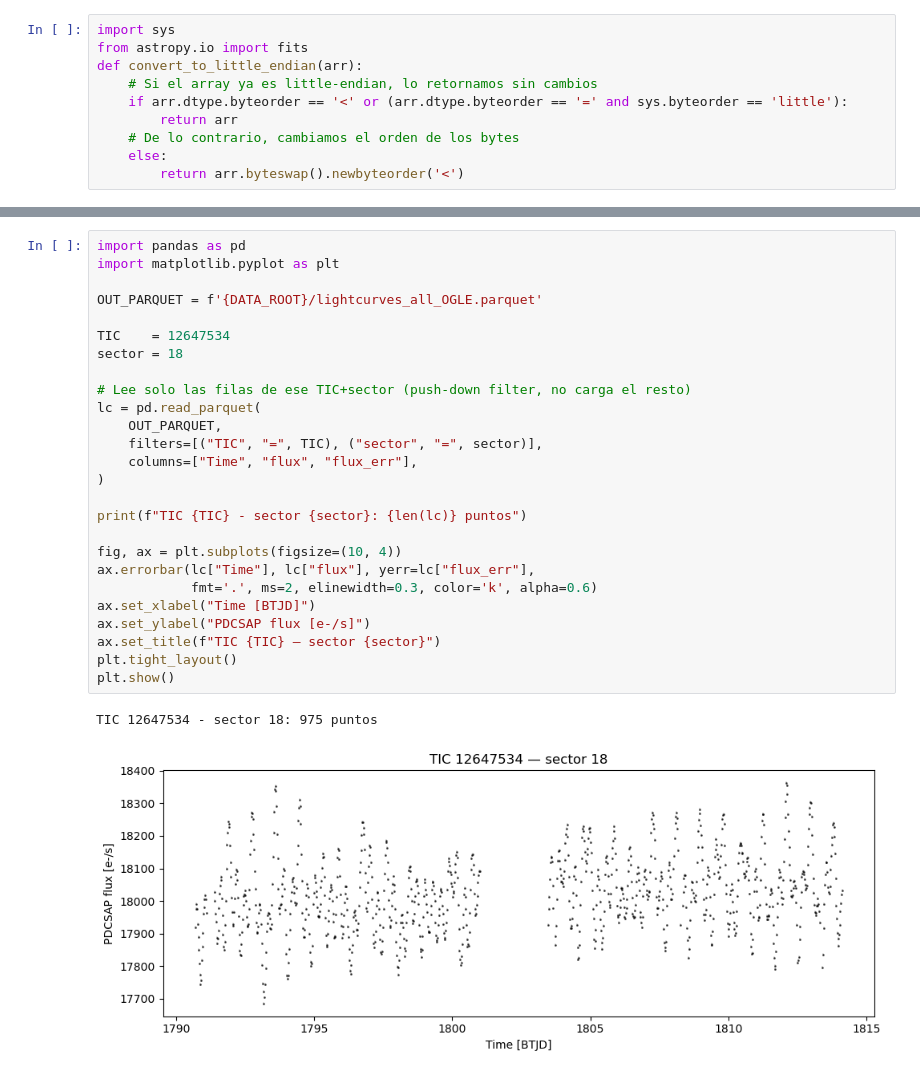
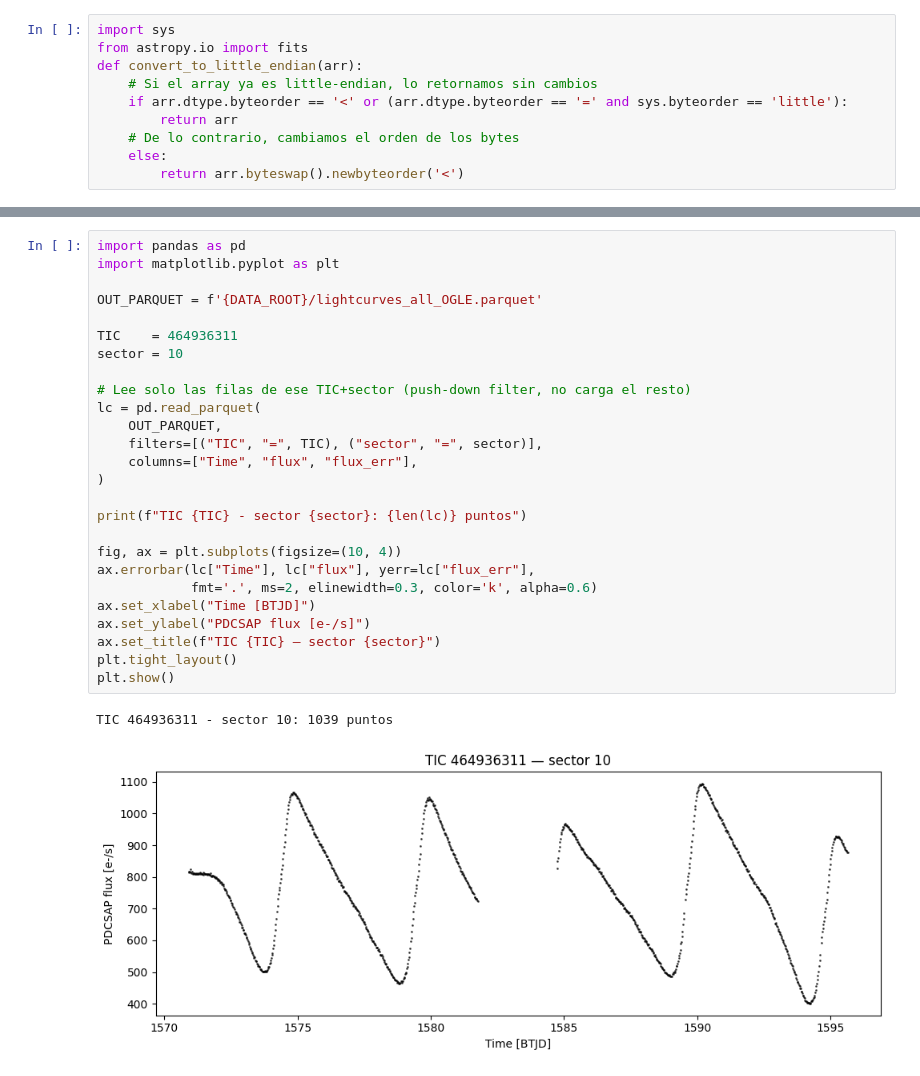
Before and after one commit to Monsalves-Gonzalez-N/MassiveStarVariability, a Jupyter notebook: 1_TESS_variability_MassiveStarG12_preparate_data_OGLE.ipynb, the cells around one changed output, grey strips where cells are left out. Cells and saved outputs as stored; diff of their text form.

```diff
--- a/1_TESS_variability_MassiveStarG12_preparate_data_OGLE.ipynb
+++ b/1_TESS_variability_MassiveStarG12_preparate_data_OGLE.ipynb
@@ -975,29 +1096,29 @@ ray.shutdown()
 # %%
 import pandas as pd
 import matplotlib.pyplot as plt
 
 OUT_PARQUET = f'{DATA_ROOT}/lightcurves_all_OGLE.parquet'
 
-TIC    = 12647534
-sector = 18
+TIC    = 464936311
+sector = 10
 
 # Lee solo las filas de ese TIC+sector (push-down filter, no carga el resto)
 lc = pd.read_parquet(
     OUT_PARQUET,
     filters=[("TIC", "=", TIC), ("sector", "=", sector)],
     columns=["Time", "flux", "flux_err"],
 )
 
 print(f"TIC {TIC} - sector {sector}: {len(lc)} puntos")
 
 fig, ax = plt.subplots(figsize=(10, 4))
 ax.errorbar(lc["Time"], lc["flux"], yerr=lc["flux_err"],
             fmt='.', ms=2, elinewidth=0.3, color='k', alpha=0.6)
 ax.set_xlabel("Time [BTJD]")
 ax.set_ylabel("PDCSAP flux [e-/s]")
 ax.set_title(f"TIC {TIC} — sector {sector}")
 plt.tight_layout()
 plt.show()
 # %% [output]
-TIC 12647534 - sector 18: 975 puntos
+TIC 464936311 - sector 10: 1039 puntos
-[figure, old version]
+[figure, new version]
```
Also changed, not shown: parts of 18 cells of this notebook, 6 other files.
